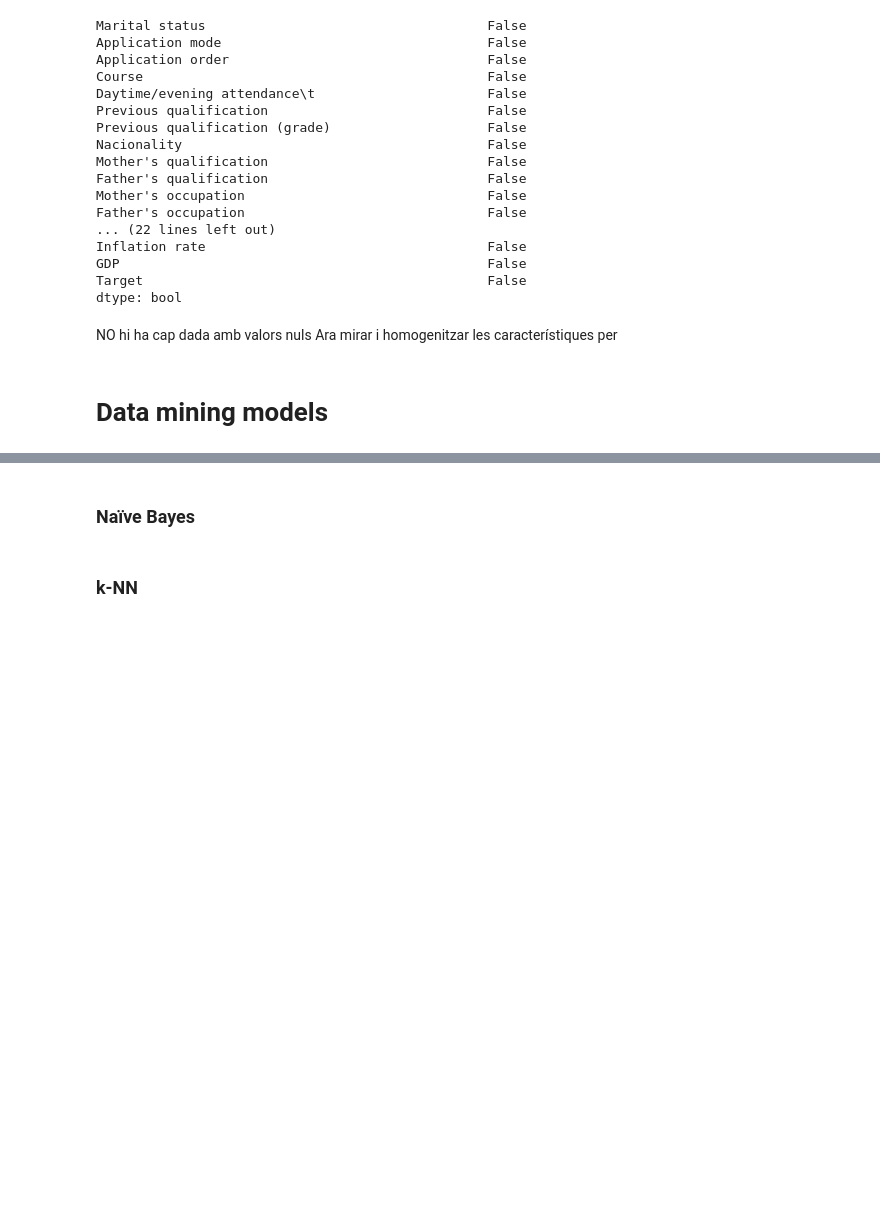
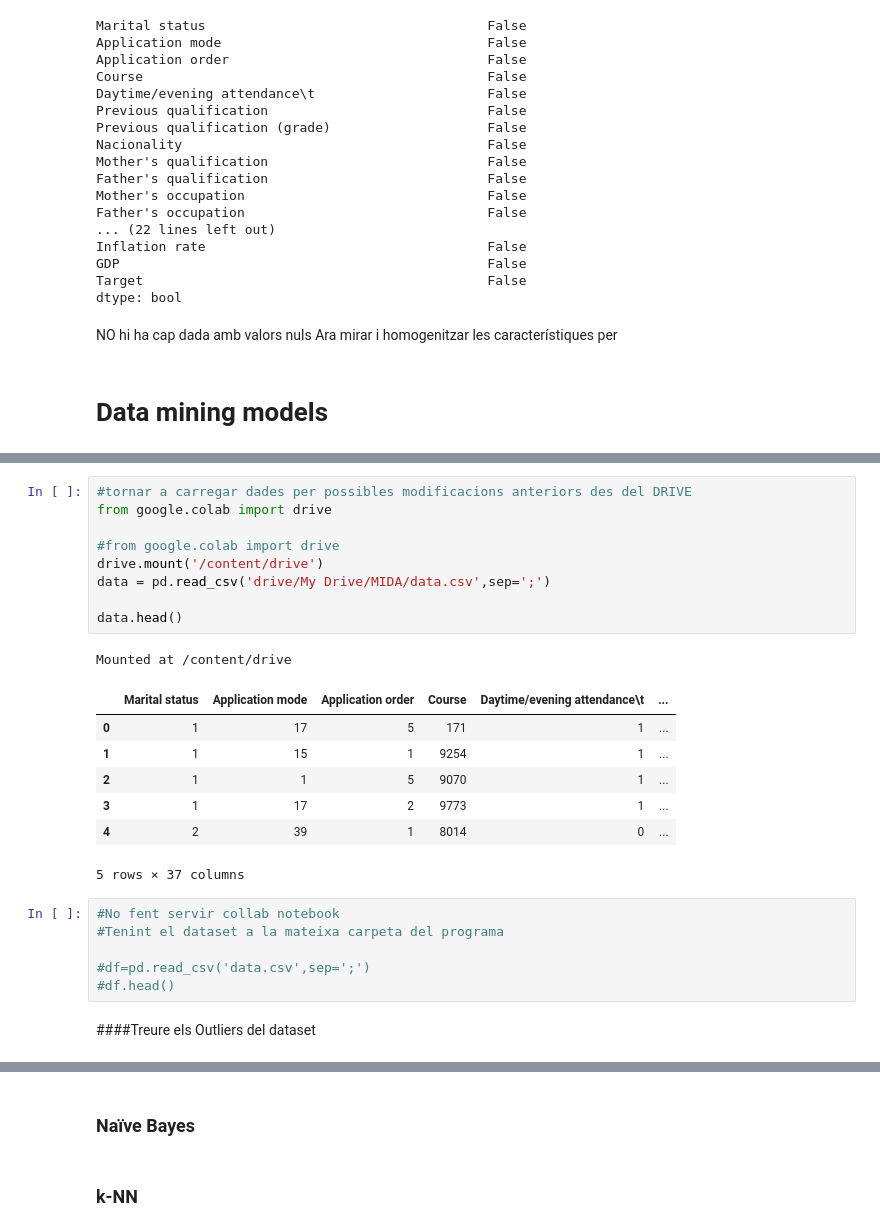
Before and after one commit to Mariona-FT/Data-Mining-MIDA, a Jupyter notebook: Projecte mida_NOU.ipynb, the cells around one changed output, grey strips where cells are left out. Saved outputs shown, nothing was run; the diff lists cells and outputs as text; blank space fills up the shorter version.

```diff
--- a/Projecte mida_NOU.ipynb
+++ b/Projecte mida_NOU.ipynb
@@ -551,0 +567,26 @@ Ara mirar i homogenitzar les característiques per
+# %%
+#tornar a carregar dades per possibles modificacions anteriors des del DRIVE
+from google.colab import drive
+
+#from google.colab import drive
+drive.mount('/content/drive')
+data = pd.read_csv('drive/My Drive/MIDA/data.csv',sep=';')
+
+data.head()
+# %% [output]
+Mounted at /content/drive
+|  | Marital status | Application mode | Application order | Course | Daytime/evening attendance\t | ... |
+| 0 | 1 | 17 | 5 | 171 | 1 | ... |
+| 1 | 1 | 15 | 1 | 9254 | 1 | ... |
+| 2 | 1 | 1 | 5 | 9070 | 1 | ... |
+| 3 | 1 | 17 | 2 | 9773 | 1 | ... |
+| 4 | 2 | 39 | 1 | 8014 | 0 | ... |
+5 rows × 37 columns
+# %%
+#No fent servir collab notebook
+#Tenint el dataset a la mateixa carpeta del programa
+
+#df=pd.read_csv('data.csv',sep=';')
+#df.head()
+# %% [markdown]
+####Treure els Outliers del dataset
```
Also changed, not shown: parts of 12 cells of this notebook.
